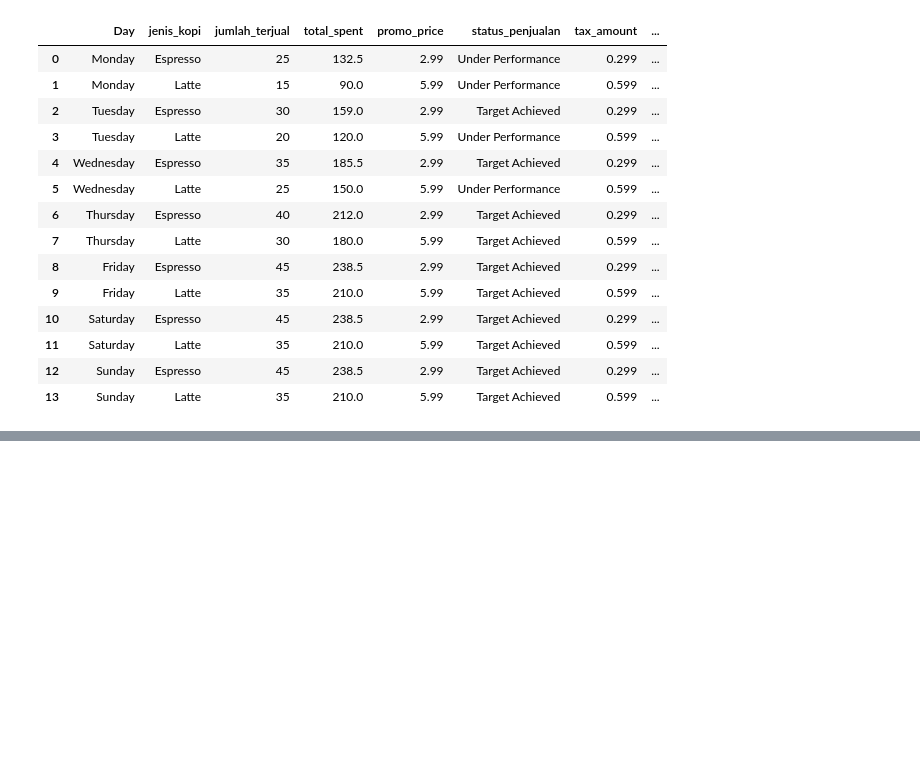
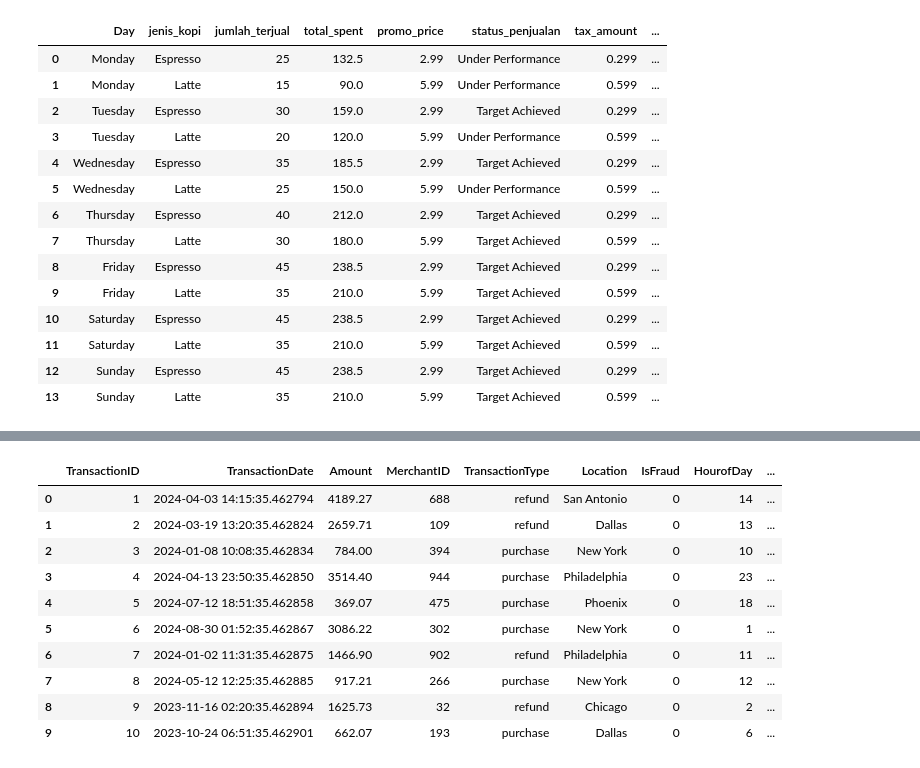
Before and after one commit to Haerulanwar05/Zero-To-ML-Engineer, a Jupyter notebook: Pandas/add_or_remove_columns.ipynb, the cells around one changed output, grey strips where cells are left out. Cells and saved outputs as stored; diff of their text form; code cells hidden in the pictures; blank space fills up the shorter version.

```diff
--- a/Pandas/add_or_remove_columns.ipynb
+++ b/Pandas/add_or_remove_columns.ipynb
@@ -637,0 +640,4 @@ new_coffee
+# %%
+# load dataset
+
+cc_fraud = pd.read_csv('data/credit_card_fraud_dataset.csv')
@@ -637,0 +653,5 @@ new_coffee
+# %%
+# ubah TransactionDate menjadi datetime
+cc_fraud['TransactionDate'] = pd.to_datetime(cc_fraud['TransactionDate'], errors='coerce')
+
+cc_fraud.head()
@@ -637,0 +696,17 @@ new_coffee
+# %%
+# membuat sebuah kolom boolean Is_Night_Transaction yang bernilai True jika transaksi terjadi antara jam 00:00 hingga 05:00 pagi (waktu rawan fraud).
+
+cc_fraud['Is_Night_Transaction'] = cc_fraud['HourofDay'] < 6
+cc_fraud.head(10)
+# %% [output]
+|  | TransactionID | TransactionDate | Amount | MerchantID | TransactionType | Location | IsFraud | HourofDay | ... |
+| 0 | 1 | 2024-04-03 14:15:35.462794 | 4189.27 | 688 | refund | San Antonio | 0 | 14 | ... |
+| 1 | 2 | 2024-03-19 13:20:35.462824 | 2659.71 | 109 | refund | Dallas | 0 | 13 | ... |
+| 2 | 3 | 2024-01-08 10:08:35.462834 | 784.00 | 394 | purchase | New York | 0 | 10 | ... |
+| 3 | 4 | 2024-04-13 23:50:35.462850 | 3514.40 | 944 | purchase | Philadelphia | 0 | 23 | ... |
+| 4 | 5 | 2024-07-12 18:51:35.462858 | 369.07 | 475 | purchase | Phoenix | 0 | 18 | ... |
+| 5 | 6 | 2024-08-30 01:52:35.462867 | 3086.22 | 302 | purchase | New York | 0 | 1 | ... |
+| 6 | 7 | 2024-01-02 11:31:35.462875 | 1466.90 | 902 | refund | Philadelphia | 0 | 11 | ... |
+| 7 | 8 | 2024-05-12 12:25:35.462885 | 917.21 | 266 | purchase | New York | 0 | 12 | ... |
+| 8 | 9 | 2023-11-16 02:20:35.462894 | 1625.73 | 32 | refund | Chicago | 0 | 2 | ... |
+| 9 | 10 | 2023-10-24 06:51:35.462901 | 662.07 | 193 | purchase | Dallas | 0 | 6 | ... |
```
Also changed, not shown: parts of 11 cells of this notebook.
